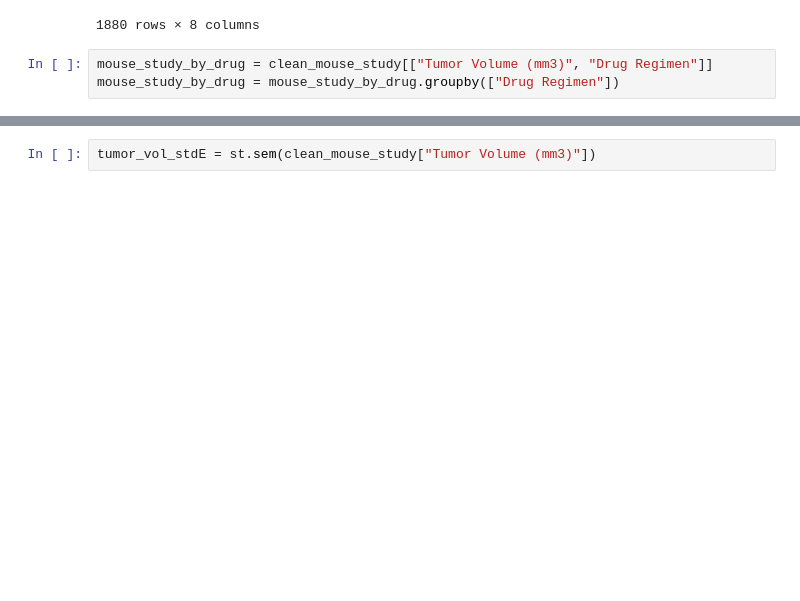
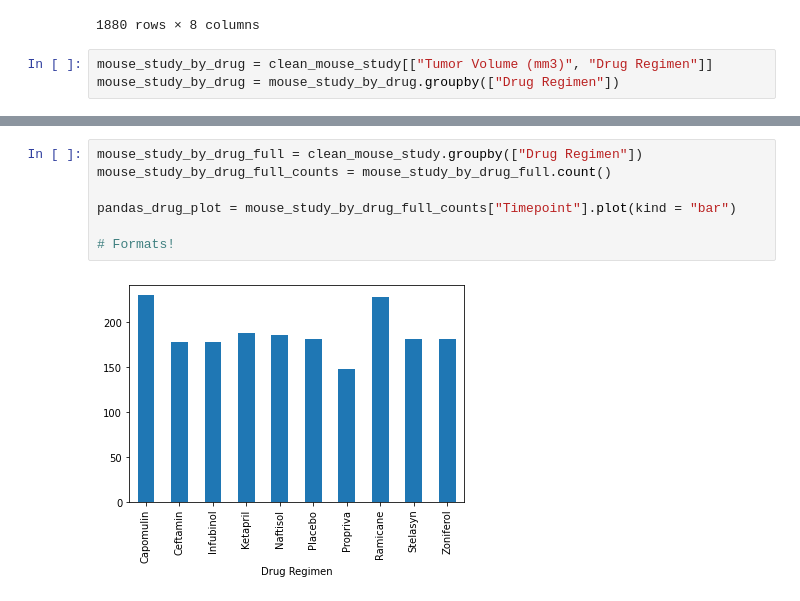
Before and after one commit to Wheezyotter/data_visualization-challenge, a Jupyter notebook: pymaceuticals.ipynb, the cells around one changed output, grey strips where cells are left out. Saved outputs shown, nothing was run; the diff lists cells and outputs as text; blank space fills up the shorter version.

Commit message:
Added first plots

```diff
--- a/pymaceuticals.ipynb
+++ b/pymaceuticals.ipynb
@@ -108,2 +109,9 @@ mouse_study_by_drug_summary
-# %%
-tumor_vol_stdE = st.sem(clean_mouse_study["Tumor Volume (mm3)"])
+# %%
+mouse_study_by_drug_full = clean_mouse_study.groupby(["Drug Regimen"])
+mouse_study_by_drug_full_counts = mouse_study_by_drug_full.count()
+
+pandas_drug_plot = mouse_study_by_drug_full_counts["Timepoint"].plot(kind = "bar")
+
+# Formats!
+# %% [output]
+[figure, added]
```
Also changed, not shown: parts of 4 cells of this notebook.
